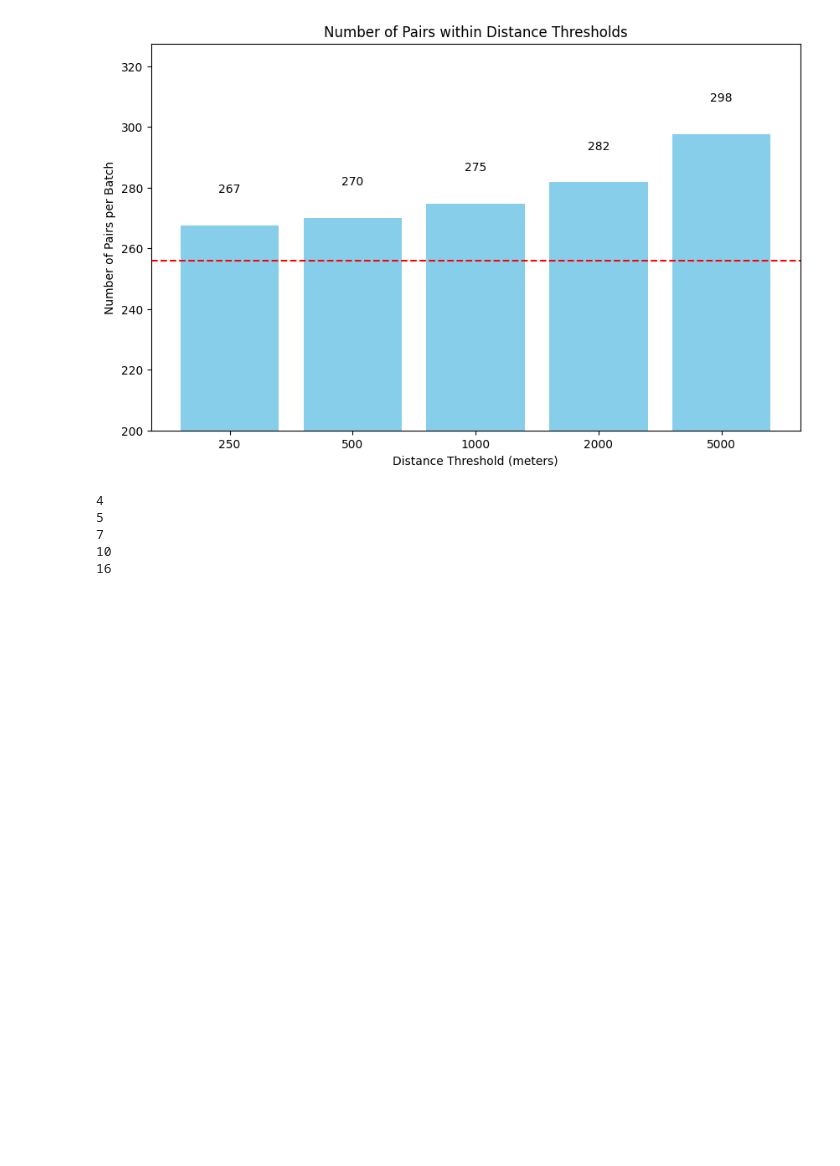
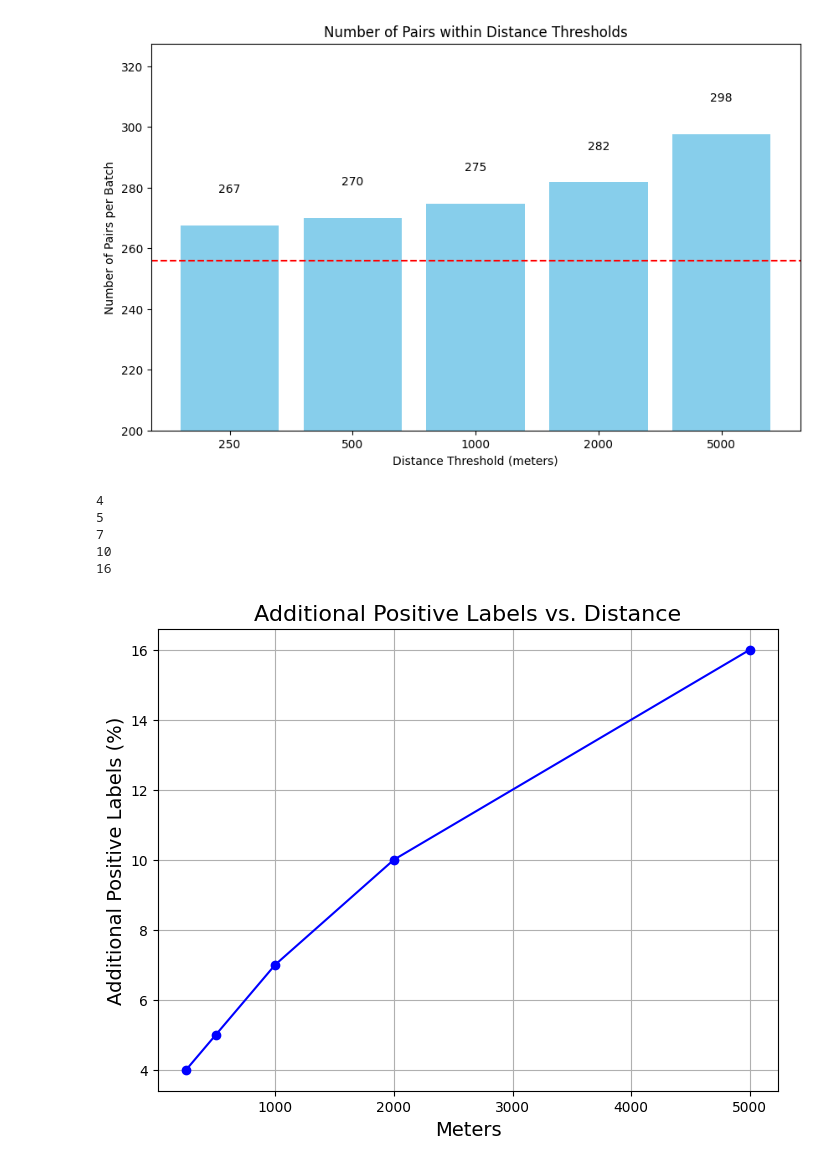
Before and after one commit to dcher95/Sat2Habitat, a Jupyter notebook: playground/haversine_masking.ipynb, the cells around one changed output. Drawn from its saved outputs; the diff is of its cells as text; code cells hidden in the pictures; blank space fills up the shorter version.

```diff
--- a/playground/haversine_masking.ipynb
+++ b/playground/haversine_masking.ipynb
@@ -198,3 +198,24 @@ for cnt in counts_per_batch:
 7
 10
 16
+# %%
+import matplotlib.pyplot as plt
+
+# Data
+meters = [250, 500, 1000, 2000, 5000]
+additional_positive_labels = [4, 5, 7, 10, 16]
+
+# Create the plot
+plt.figure(figsize=(8, 6))
+plt.plot(meters, additional_positive_labels, marker='o', linestyle='-', color='b')
+
+# Add labels and title
+plt.xlabel('Meters', fontsize=14)
+plt.ylabel('Additional Positive Labels (%)', fontsize=14)
+plt.title('Additional Positive Labels vs. Distance', fontsize=16)
+plt.grid(True)
+
+# Show the plot
+plt.show()
+# %% [output]
+[figure, added]
```
Also changed, not shown: parts of 3 cells of this notebook, 11 other files.
